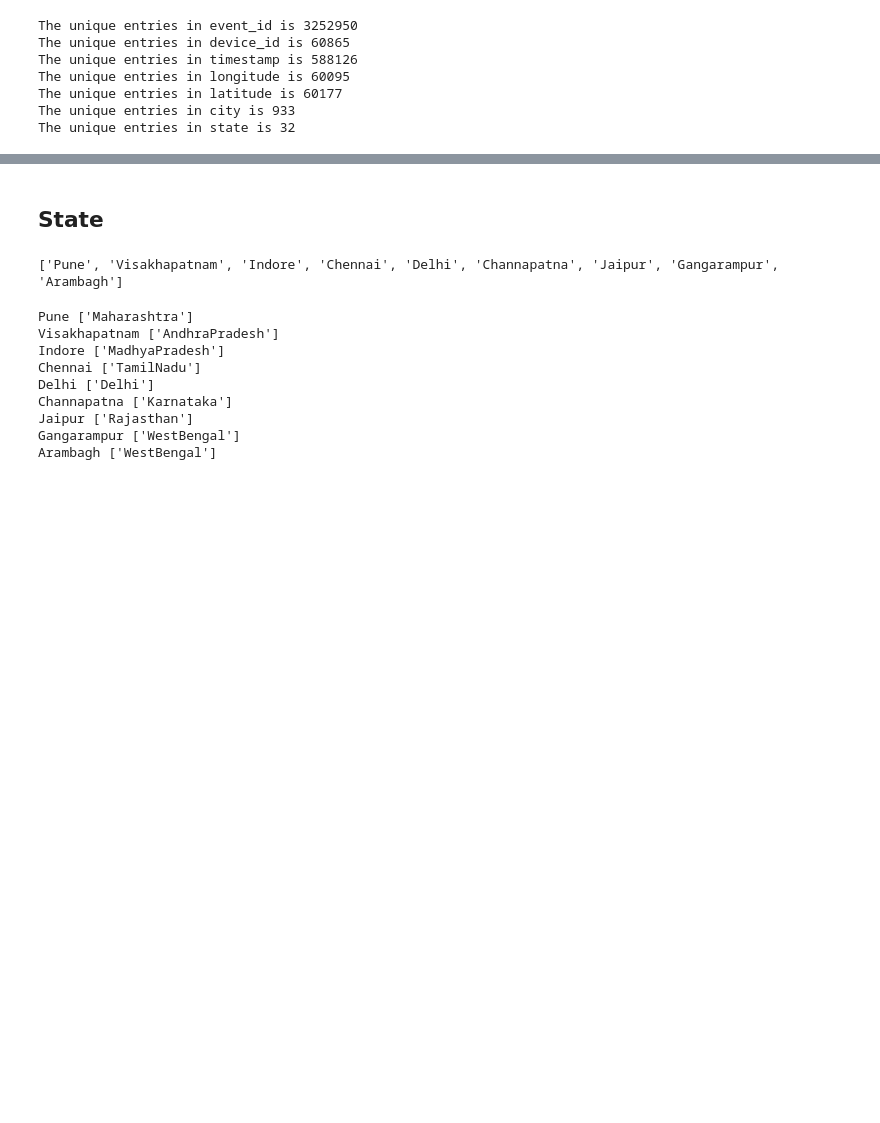
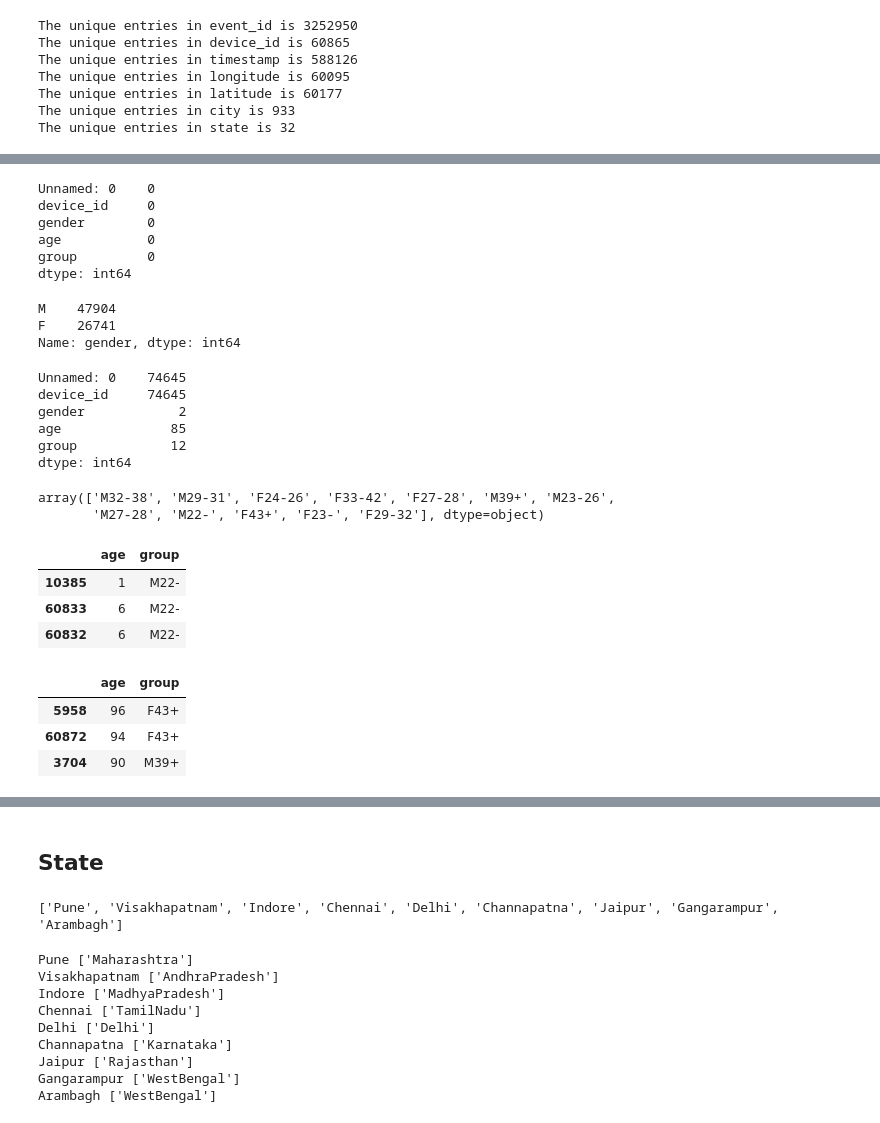
Before and after one commit to ShubhamCJagtap/Capstone_Project_1_EDA, a Jupyter notebook: Capstone_project_1_Mobile_Events_EDA_colab_notebook.ipynb, the cells around one changed output, grey strips where cells are left out. Saved outputs shown, nothing was run; the diff lists cells and outputs as text; code cells hidden in the pictures; blank space fills up the shorter version.

```diff
--- a/Capstone_project_1_Mobile_Events_EDA_colab_notebook.ipynb
+++ b/Capstone_project_1_Mobile_Events_EDA_colab_notebook.ipynb
@@ -257,0 +241,43 @@ The null values in state is 0
+# %%
+df2.isna().sum()
+# %% [output]
+Unnamed: 0    0
+device_id     0
+gender        0
+age           0
+group         0
+dtype: int64
+# %%
+df2['gender'].value_counts()
+# %% [output]
+M    47904
+F    26741
+Name: gender, dtype: int64
+# %%
+df2.nunique()
+# %% [output]
+Unnamed: 0    74645
+device_id     74645
+gender            2
+age              85
+group            12
+dtype: int64
+# %%
+df2['group'].unique()
+# %% [output]
+array(['M32-38', 'M29-31', 'F24-26', 'F33-42', 'F27-28', 'M39+', 'M23-26',
+       'M27-28', 'M22-', 'F43+', 'F23-', 'F29-32'], dtype=object)
+# %%
+df2.sort_values('age',ascending=True)[['age','group']].head(3)
+# %% [output]
+|  | age | group |
+| 10385 | 1 | M22- |
+| 60833 | 6 | M22- |
+| 60832 | 6 | M22- |
+# %%
+df2.sort_values('age',ascending=False)[['age','group']].head(3)
+# %% [output]
+|  | age | group |
+| 5958 | 96 | F43+ |
+| 60872 | 94 | F43+ |
+| 3704 | 90 | M39+ |
```
Also changed, not shown: parts of 137 cells of this notebook.
